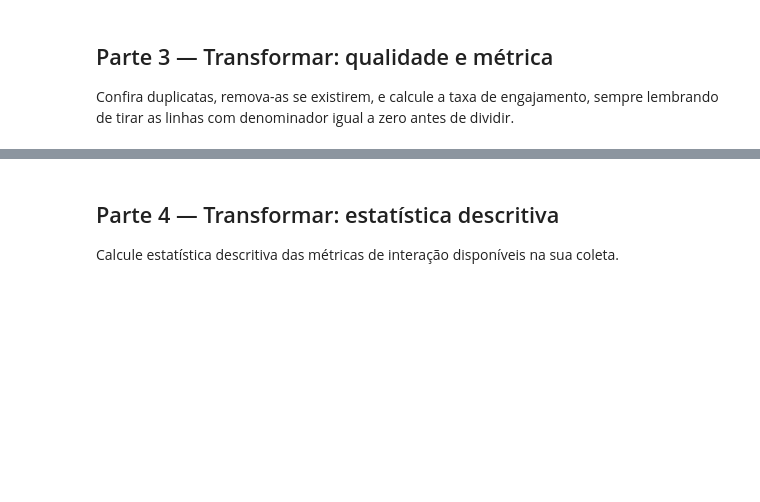
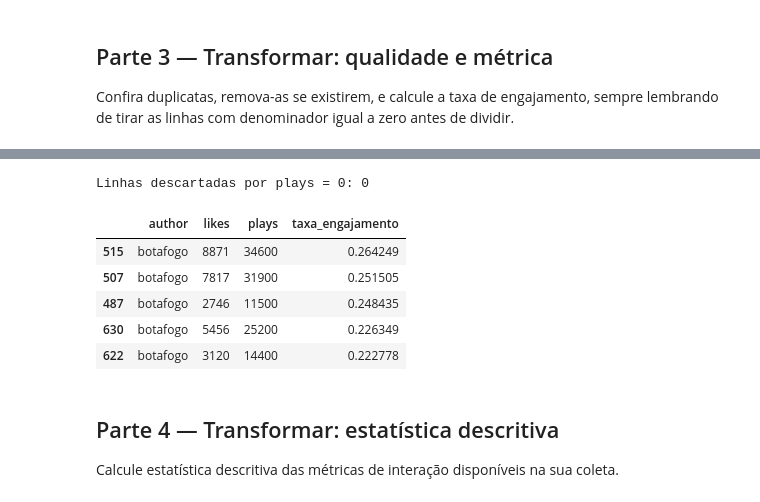
Before and after one commit to sablewin22/extracao-dados-trabalhos-sabrinalewin, a Jupyter notebook: projetos/05-metricas-exploracao/exercicios/exercicio-05-metricas-exploracao.ipynb, the cells around one changed output, grey strips where cells are left out. Drawn from its saved outputs; the diff is of its cells as text; code cells hidden in the pictures; blank space fills up the shorter version.

```diff
--- a/projetos/05-metricas-exploracao/exercicios/exercicio-05-metricas-exploracao.ipynb
+++ b/projetos/05-metricas-exploracao/exercicios/exercicio-05-metricas-exploracao.ipynb
@@ -81,11 +124,28 @@ print(f"Linhas depois de remover duplicatas: {len(df)}")
 # %%
 # complete aqui: filtre df pra manter só as linhas com "plays" maior que zero (ajuste o nome da coluna se a sua for diferente)
 # guarde o resultado numa variável nova, por exemplo df_com_visualizacoes = df[...].copy()
+df_com_visualizacoes = df[df["plays"] > 0].copy()
+print(f"Linhas descartadas por plays = 0: {len(df) - len(df_com_visualizacoes)}")
+# %% [output]
+Linhas descartadas por plays = 0: 0
 # %%
 # complete aqui: crie a coluna "taxa_engajamento" em df_com_visualizacoes
 # fórmula: (likes + comments + shares) / plays (ajuste os nomes de coluna se precisar)
 # depois de completar, descomente a linha abaixo pra conferir o resultado:
 # df_com_visualizacoes[["author", "likes", "plays", "taxa_engajamento"]].sort_values("taxa_engajamento", ascending=False).head(5)
+
+df_com_visualizacoes["taxa_engajamento"] = (
+    df_com_visualizacoes["likes"] + df_com_visualizacoes["comments"] + df_com_visualizacoes["shares"]
+) / df_com_visualizacoes["plays"]  # a divisão inteira acontece linha a linha, automaticamente, sem precisar de laço
+
+df_com_visualizacoes[["author", "likes", "plays", "taxa_engajamento"]].sort_values("taxa_engajamento", ascending=False).head(5)
+# %% [output]
+|  | author | likes | plays | taxa_engajamento |
+| 515 | botafogo | 8871 | 34600 | 0.264249 |
+| 507 | botafogo | 7817 | 31900 | 0.251505 |
+| 487 | botafogo | 2746 | 11500 | 0.248435 |
+| 630 | botafogo | 5456 | 25200 | 0.226349 |
+| 622 | botafogo | 3120 | 14400 | 0.222778 |
 # %% [markdown]
 ## Parte 4 — Transformar: estatística descritiva
 
```
Also changed, not shown: parts of 17 cells of this notebook, 2 other files.
